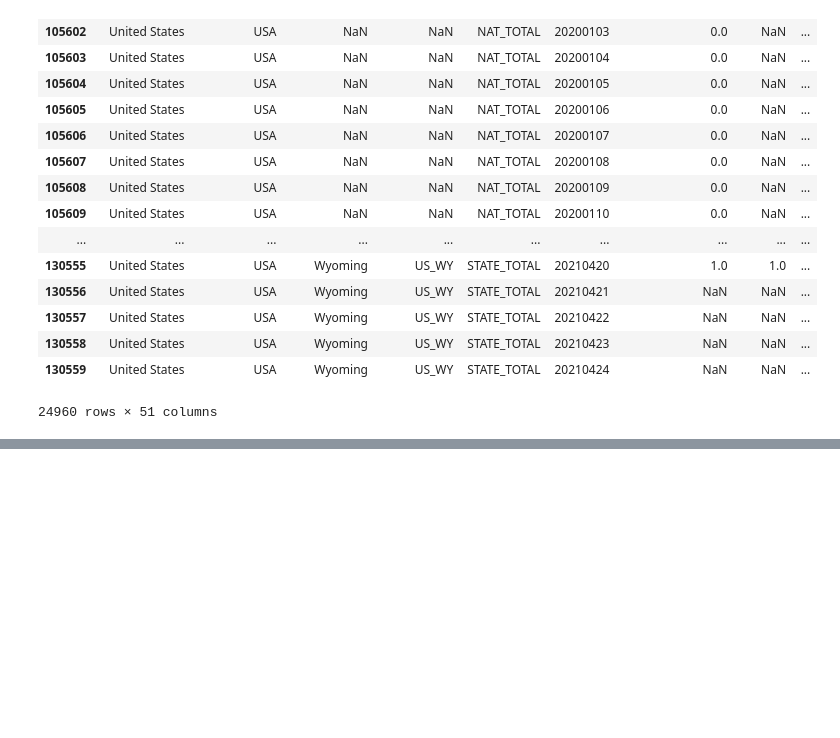
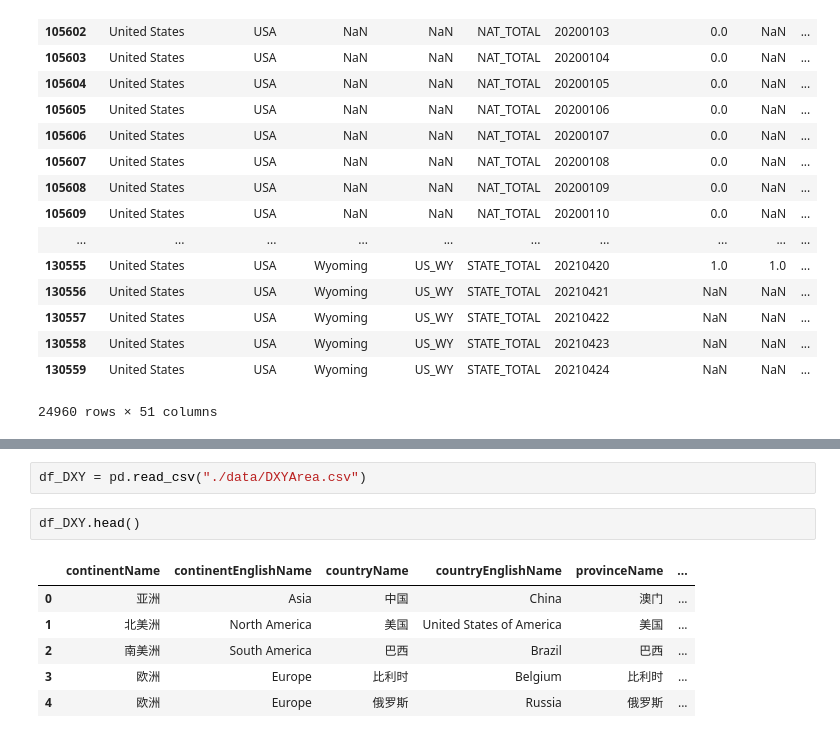
Before and after one commit to xiaolng/GSGHack_project10, a Jupyter notebook: plot_time_series.ipynb, the cells around one changed output, grey strips where cells are left out. Drawn from its saved outputs; the diff is of its cells as text; blank space fills up the shorter version.

```diff
--- a/plot_time_series.ipynb
+++ b/plot_time_series.ipynb
@@ -198,0 +206,11 @@ df_government [ df_government['CountryName']=='United States']
+# %%
+df_DXY = pd.read_csv("./data/DXYArea.csv")
+# %%
+df_DXY.head()
+# %% [output]
+|  | continentName | continentEnglishName | countryName | countryEnglishName | provinceName | ... |
+| 0 | 亚洲 | Asia | 中国 | China | 澳门 | ... |
+| 1 | 北美洲 | North America | 美国 | United States of America | 美国 | ... |
+| 2 | 南美洲 | South America | 巴西 | Brazil | 巴西 | ... |
+| 3 | 欧洲 | Europe | 比利时 | Belgium | 比利时 | ... |
+| 4 | 欧洲 | Europe | 俄罗斯 | Russia | 俄罗斯 | ... |
```
Also changed, not shown: parts of 5 cells of this notebook, 3 other files.
